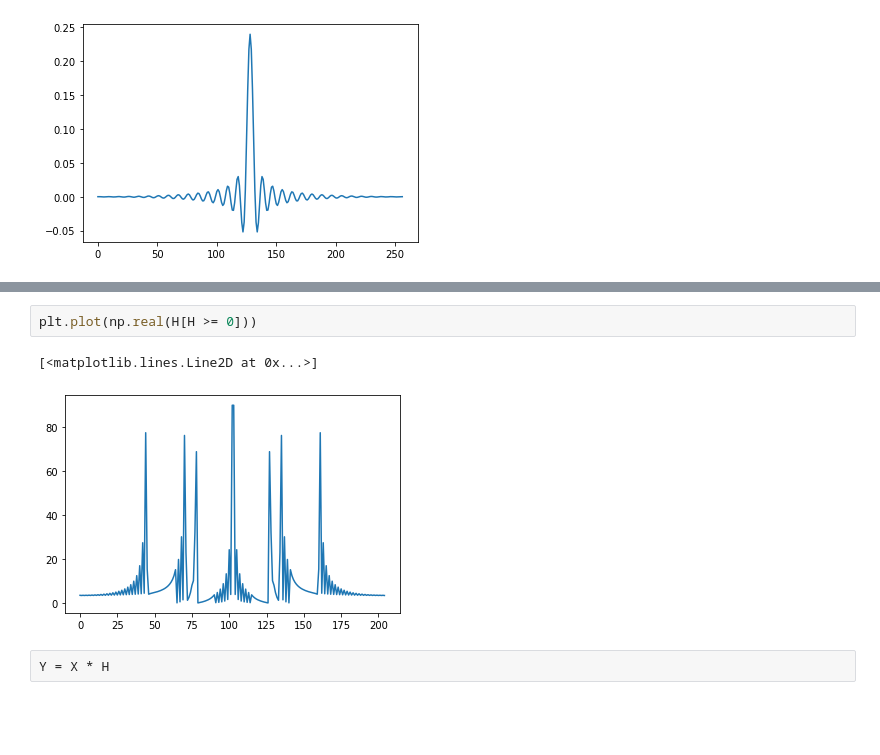
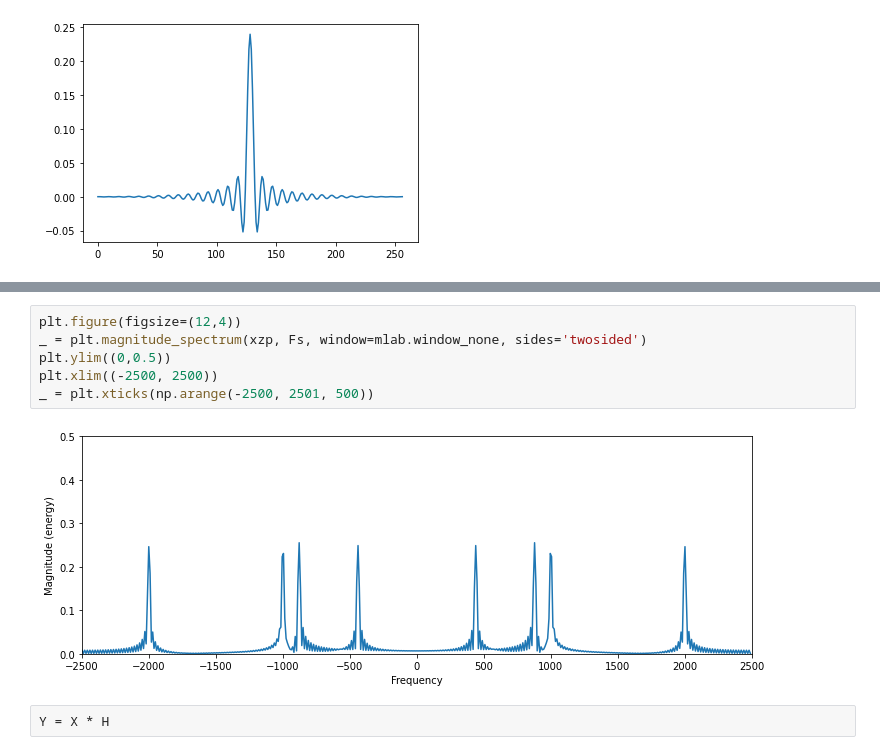
Before and after one commit to julianafalves/Sinais-Digitais, a Jupyter notebook: Projeto2.ipynb, the cells around one changed output, grey strips where cells are left out. Saved outputs shown, nothing was run; the diff lists cells and outputs as text; blank space fills up the shorter version.

```diff
--- a/Projeto2.ipynb
+++ b/Projeto2.ipynb
@@ -141,7 +147,10 @@ plt.plot(domain, X_real)
-# %%
-plt.plot(np.real(H[H >= 0]))
-# %% [output]
-[<matplotlib.lines.Line2D at 0x...>]
-[figure, removed]
+# %%
+plt.figure(figsize=(12,4))
+_ = plt.magnitude_spectrum(xzp, Fs, window=mlab.window_none, sides='twosided')
+plt.ylim((0,0.5))
+plt.xlim((-2500, 2500))
+_ = plt.xticks(np.arange(-2500, 2501, 500))
+# %% [output]
+[figure, added]
 # %%
 Y = X * H
```
Also changed, not shown: parts of 24 cells of this notebook.
